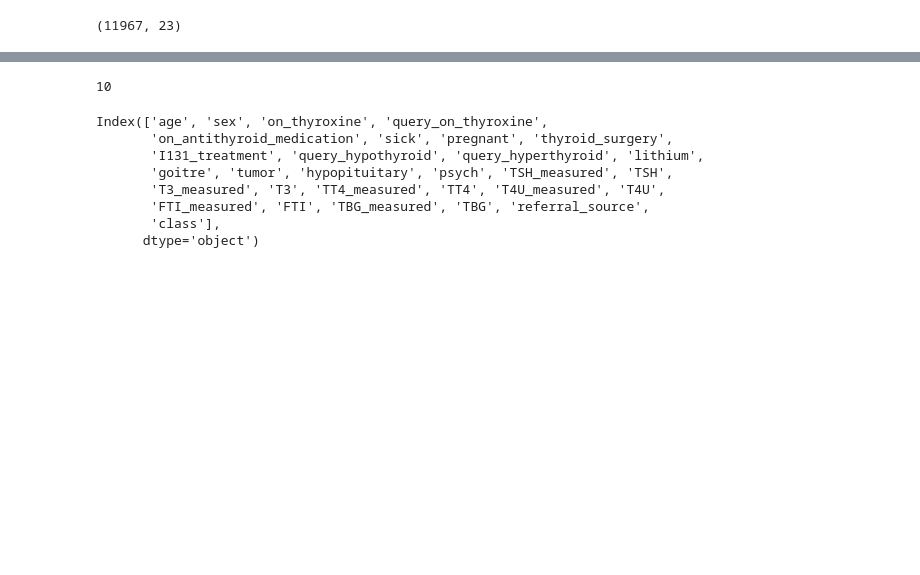
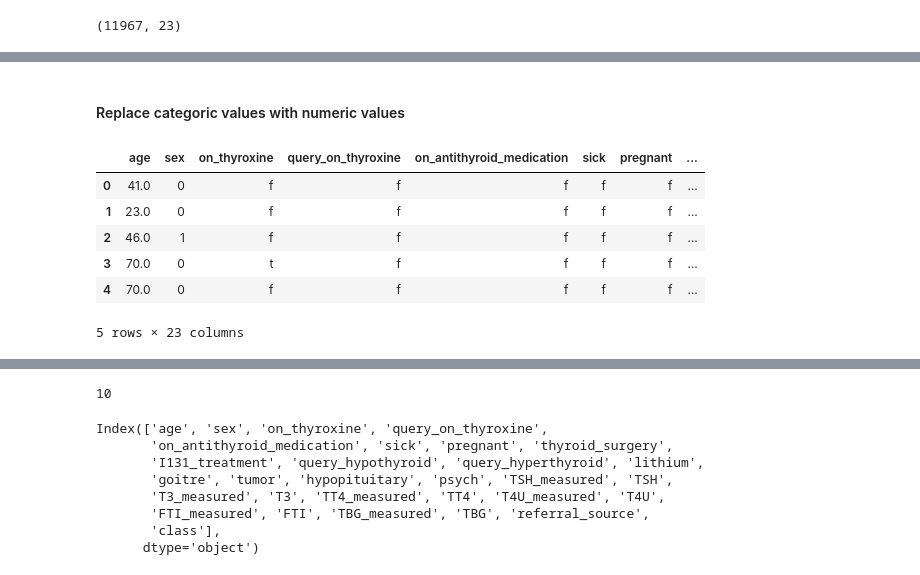
Before and after one commit to akash-soni/Thyroid-disease-detection, a Jupyter notebook: research/EDA.ipynb, the cells around one changed output, grey strips where cells are left out. Cells and saved outputs as stored; diff of their text form; code cells hidden in the pictures; blank space fills up the shorter version.

Commit message:
eda done till numerical conversion

```diff
--- a/research/EDA.ipynb
+++ b/research/EDA.ipynb
@@ -464,8 +460,8 @@ data_frame_transformed.shape
 # %%
-numerical_col = data_frame_transformed.select_dtypes(include=['float64'])
-sns.set_palette("Set2")
-fig,axes=plt.subplots(2,3,figsize=(10,5))
-for ax,column in zip(axes.flatten(),numerical_col.columns):
-    sns.histplot(data=data_frame_transformed,x=column,ax=ax,kde=True)
-    ax.set_title(column, fontsize=12)
-plt.tight_layout()
+# numerical_col = data_frame_transformed.select_dtypes(include=['float64'])
+# sns.set_palette("Set2")
+# fig,axes=plt.subplots(2,3,figsize=(10,5))
+# for ax,column in zip(axes.flatten(),numerical_col.columns):
+#     sns.histplot(data=data_frame_transformed,x=column,ax=ax,kde=True)
+#     ax.set_title(column, fontsize=12)
+# plt.tight_layout()
@@ -616,0 +615,2 @@ df.shape
+# %%
+data = non_outliers_data_frame
@@ -616,0 +652,2 @@ df.shape
+# %% [markdown]
+#### Replace categoric values with numeric values
@@ -616,0 +657,10 @@ df.shape
+# %%
+data.head()
+# %% [output]
+|  | age | sex | on_thyroxine | query_on_thyroxine | on_antithyroid_medication | sick | pregnant | ... |
+| 0 | 41.0 | 0 | f | f | f | f | f | ... |
+| 1 | 23.0 | 0 | f | f | f | f | f | ... |
+| 2 | 46.0 | 1 | f | f | f | f | f | ... |
+| 3 | 70.0 | 0 | t | f | f | f | f | ... |
+| 4 | 70.0 | 0 | f | f | f | f | f | ... |
+5 rows × 23 columns
```
Also changed, not shown: parts of 17 cells of this notebook.
